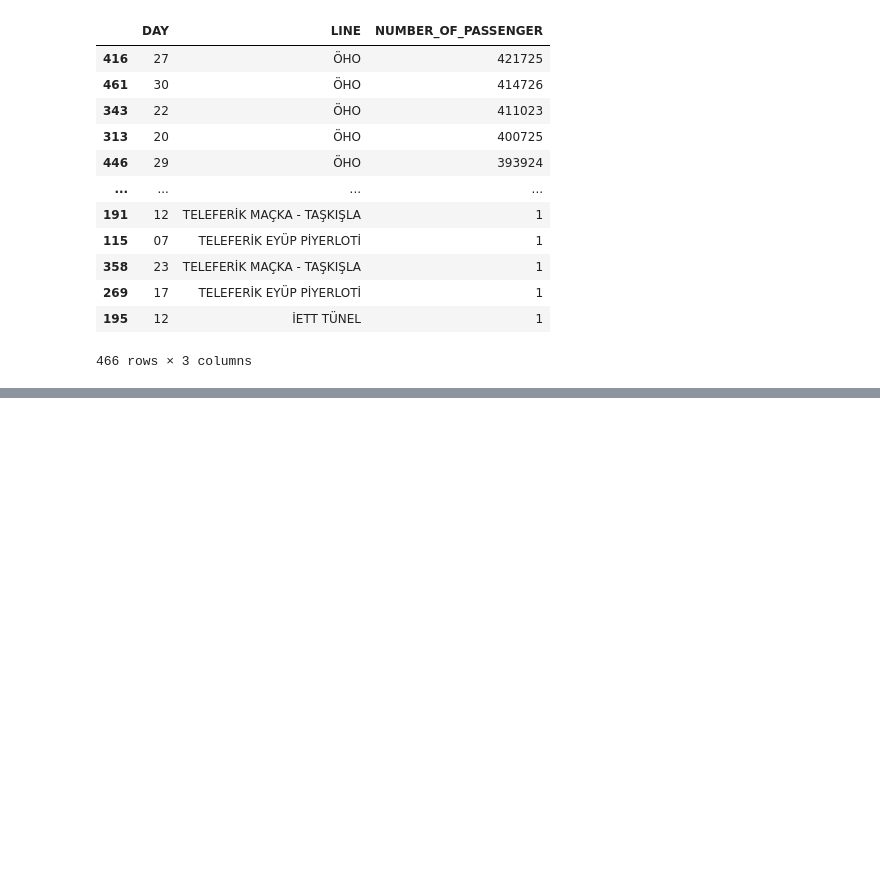
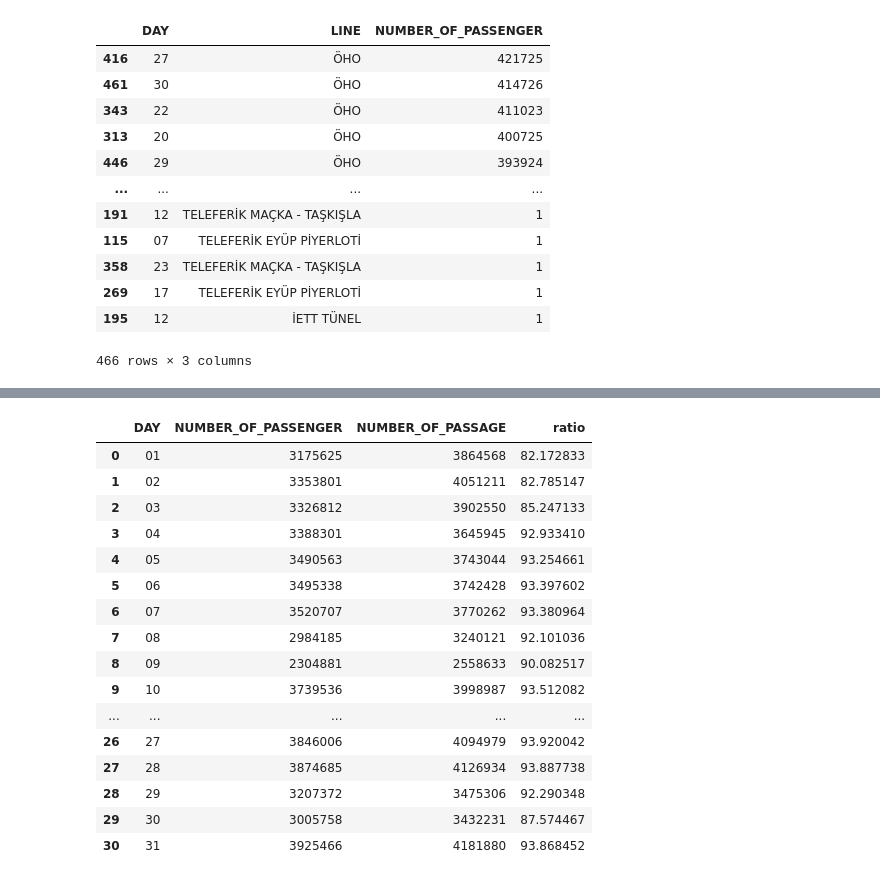
Before and after one commit to ozzden/mat381e, a Jupyter notebook: HW1.ipynb, the cells around one changed output, grey strips where cells are left out. Saved outputs shown, nothing was run; the diff lists cells and outputs as text; code cells hidden in the pictures; blank space fills up the shorter version.

```diff
--- a/HW1.ipynb
+++ b/HW1.ipynb
@@ -349,0 +477,3 @@ data_apr1
+# %%
+df_aug1 = data_aug.groupby(["DAY"],as_index=False)["NUMBER_OF_PASSENGER","NUMBER_OF_PASSAGE"].apply(lambda x : x.astype(int).sum())
+df_aug1
@@ -349,0 +498,21 @@ data_apr1
+# %%
+df_aug1["ratio"] = (df_aug1["NUMBER_OF_PASSENGER"] / df_aug1["NUMBER_OF_PASSAGE"])*100
+df_aug1
+# %% [output]
+|  | DAY | NUMBER_OF_PASSENGER | NUMBER_OF_PASSAGE | ratio |
+| 0 | 01 | 3175625 | 3864568 | 82.172833 |
+| 1 | 02 | 3353801 | 4051211 | 82.785147 |
+| 2 | 03 | 3326812 | 3902550 | 85.247133 |
+| 3 | 04 | 3388301 | 3645945 | 92.933410 |
+| 4 | 05 | 3490563 | 3743044 | 93.254661 |
+| 5 | 06 | 3495338 | 3742428 | 93.397602 |
+| 6 | 07 | 3520707 | 3770262 | 93.380964 |
+| 7 | 08 | 2984185 | 3240121 | 92.101036 |
+| 8 | 09 | 2304881 | 2558633 | 90.082517 |
+| 9 | 10 | 3739536 | 3998987 | 93.512082 |
+| ... | ... | ... | ... | ... |
+| 26 | 27 | 3846006 | 4094979 | 93.920042 |
+| 27 | 28 | 3874685 | 4126934 | 93.887738 |
+| 28 | 29 | 3207372 | 3475306 | 92.290348 |
+| 29 | 30 | 3005758 | 3432231 | 87.574467 |
+| 30 | 31 | 3925466 | 4181880 | 93.868452 |
```
Also changed, not shown: parts of 35 cells of this notebook.
